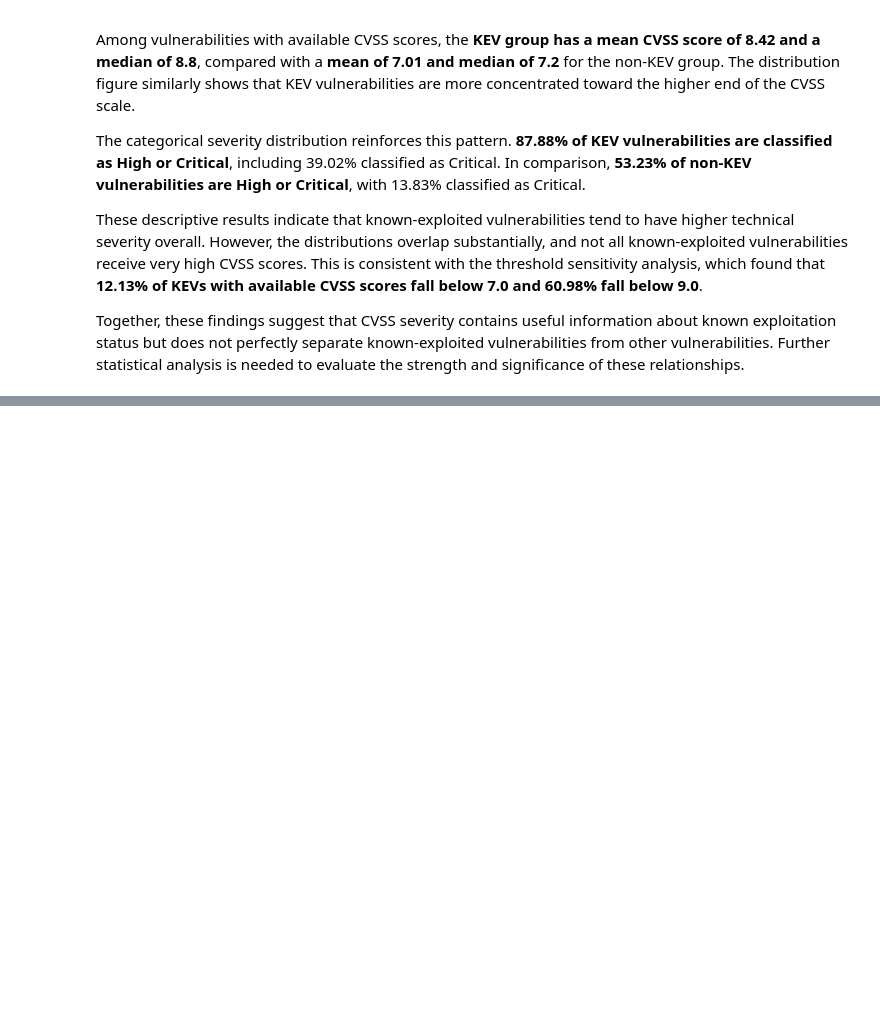
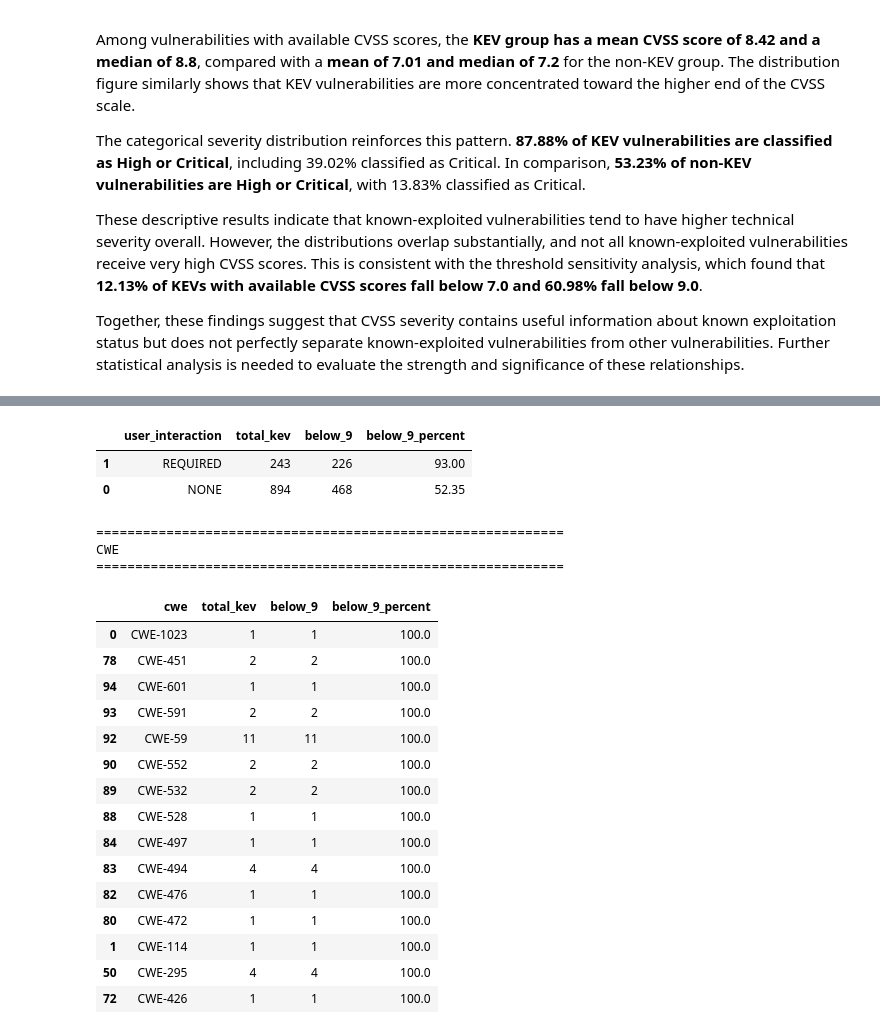
Before and after one commit to aaliyahmjh/data698-capstone, a Jupyter notebook: notebooks/core_eda.ipynb, the cells around one changed output, grey strips where cells are left out. Saved outputs shown, nothing was run; the diff lists cells and outputs as text; code cells hidden in the pictures; blank space fills up the shorter version.

```diff
--- a/notebooks/core_eda.ipynb
+++ b/notebooks/core_eda.ipynb
@@ -772,0 +812,20 @@ Together, these findings suggest that CVSS severity contains useful information
+# %%
+# Create compatible KEV analysis population
+
+characteristic_df = df.loc[
+    df["kev_flag"]
+    & df["cvss_version"].isin([3.0, 3.1])
+    & df["cvss_score"].notna()
+].copy()
+
+print(
+    "KEV vulnerabilities with compatible CVSS v3.x data:",
+    f"{len(characteristic_df):,}"
+)
+
+print("\nCVSS versions:")
+display(
+    characteristic_df["cvss_version"]
+    .value_counts()
+    .sort_index()
+)
@@ -772,0 +987,37 @@ Together, these findings suggest that CVSS severity contains useful information
+# %%
+# Compare below-9 mismatch rates by characteristic
+
+characteristic_screening = {}
+
+for variable in candidate_characteristics:
+
+    temp = (
+        characteristic_df
+        .dropna(subset=[variable])
+        .groupby(variable)
+        .agg(
+            total_kev=("cve", "size"),
+            below_9=("mismatch_below_9", "sum")
+        )
+        .reset_index()
+    )
+
+    temp["below_9_percent"] = (
+        temp["below_9"]
+        / temp["total_kev"]
+        * 100
+    ).round(2)
+
+    temp = temp.sort_values(
+        "below_9_percent",
+        ascending=False
+    )
+
+    characteristic_screening[variable] = temp
+
+    print("\n" + "=" * 60)
+    print(variable.upper())
+    print("=" * 60)
+
+    display(temp.head(15))
+# %% [output]
@@ -772,0 +1048,22 @@ Together, these findings suggest that CVSS severity contains useful information
+|  | user_interaction | total_kev | below_9 | below_9_percent |
+| 1 | REQUIRED | 243 | 226 | 93.00 |
+| 0 | NONE | 894 | 468 | 52.35 |
+============================================================
+CWE
+============================================================
+|  | cwe | total_kev | below_9 | below_9_percent |
+| 0 | CWE-1023 | 1 | 1 | 100.0 |
+| 78 | CWE-451 | 2 | 2 | 100.0 |
+| 94 | CWE-601 | 1 | 1 | 100.0 |
+| 93 | CWE-591 | 2 | 2 | 100.0 |
+| 92 | CWE-59 | 11 | 11 | 100.0 |
+| 90 | CWE-552 | 2 | 2 | 100.0 |
+| 89 | CWE-532 | 2 | 2 | 100.0 |
+| 88 | CWE-528 | 1 | 1 | 100.0 |
+| 84 | CWE-497 | 1 | 1 | 100.0 |
+| 83 | CWE-494 | 4 | 4 | 100.0 |
+| 82 | CWE-476 | 1 | 1 | 100.0 |
+| 80 | CWE-472 | 1 | 1 | 100.0 |
+| 1 | CWE-114 | 1 | 1 | 100.0 |
+| 50 | CWE-295 | 4 | 4 | 100.0 |
+| 72 | CWE-426 | 1 | 1 | 100.0 |
```
Also changed, not shown: parts of 18 cells of this notebook, 4 other files.
